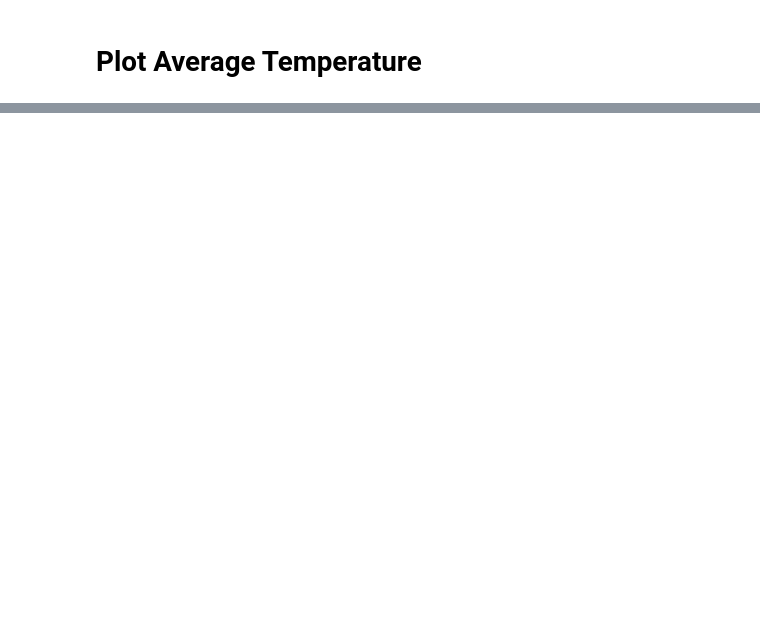
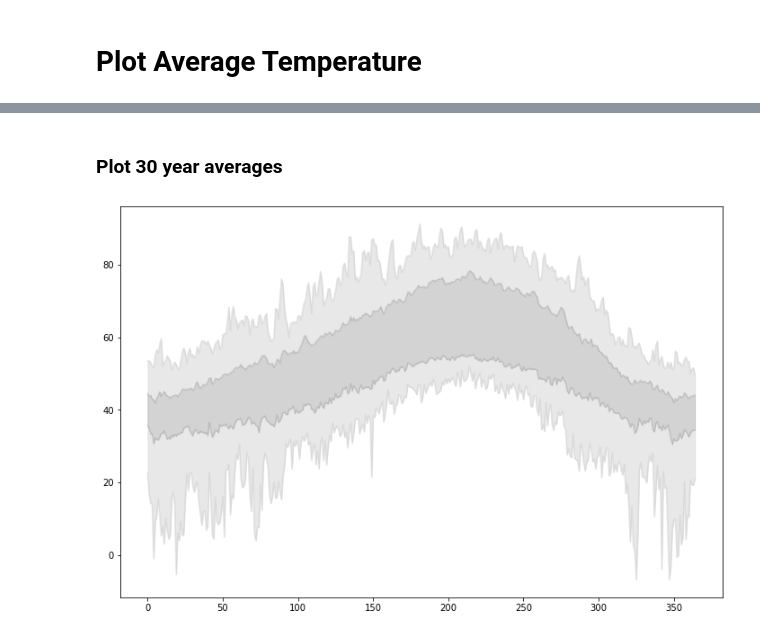
Before and after one commit to KorayKinik/heat-extremes-CMIP6, a Jupyter notebook: Ravi/Seattle_Region_Average.ipynb, the cells around one changed output, grey strips where cells are left out. Cells and saved outputs as stored; diff of their text form; code cells hidden in the pictures; blank space fills up the shorter version.

```diff
--- a/Ravi/Seattle_Region_Average.ipynb
+++ b/Ravi/Seattle_Region_Average.ipynb
@@ -388,0 +481,32 @@ plt.show()
+# %%
+ds_record_30 = CreateDatasetForAverageRecord()  # creates the standard format dataframe for our purpose
+
+# prepare the name of files to process
+all_files = os.listdir(mounted_path)
+max_files = [fn for fn in all_files if 'tasmax' in fn]
+min_files = [fn for fn in all_files if 'tasmin' in fn]
+
+# prepare to time the operation
+start_time = time.time()
+
+# create grid weights
+grid_weights = CreateGridWeights(grid_lat_weight, grid_lon_weight)
+
+# call the function in a loop, for each file
+for filename in max_files:
+    filepath = os.path.join(mounted_path, filename)
+    GenerateAverageOneFileAtATime(ds_record_30, lat_indices, lon_indices
+        , grid_weights, filepath, filetype='max')
+
+for filename in min_files:
+    filepath = os.path.join(mounted_path, filename)
+    GenerateAverageOneFileAtATime(ds_record_30, lat_indices, lon_indices
+        , grid_weights, filepath, filetype='min')
+
+# print out the time it took
+execution_time = (time.time() - start_time)
+print("Complete execution time (mins) {:0.2f}".format(execution_time/60.0))
+# print("Complete execution time (seconds) {:0.4f}".format(execution_time))
+
+# show the results
+ds_record_30
@@ -388,0 +528,6 @@ plt.show()
+# %% [markdown]
+### Plot 30 year averages
+# %%
+PlotAverageTemperature(ds_record_30)
+# %% [output]
+[figure, added]
```
Also changed, not shown: parts of 18 cells of this notebook.
